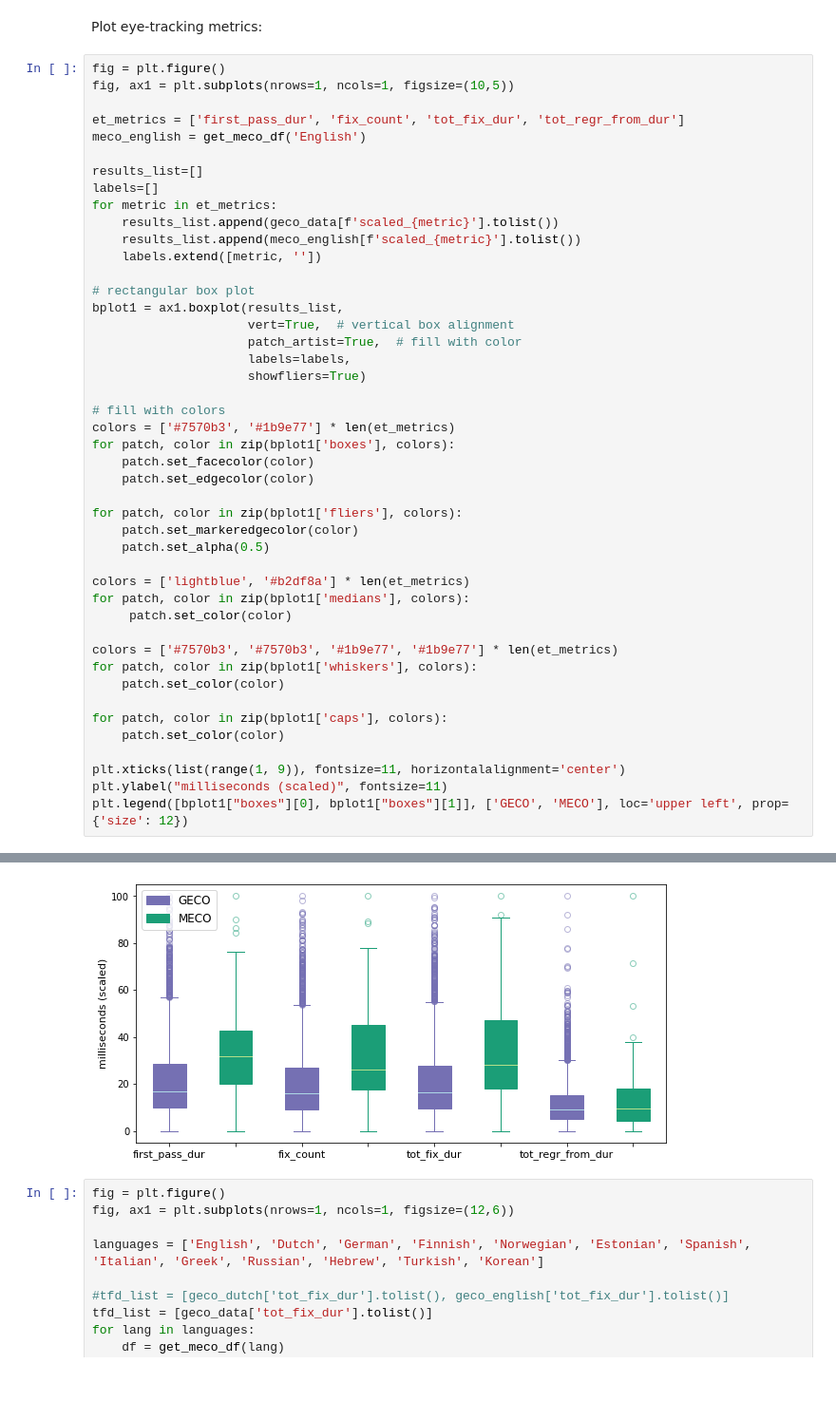
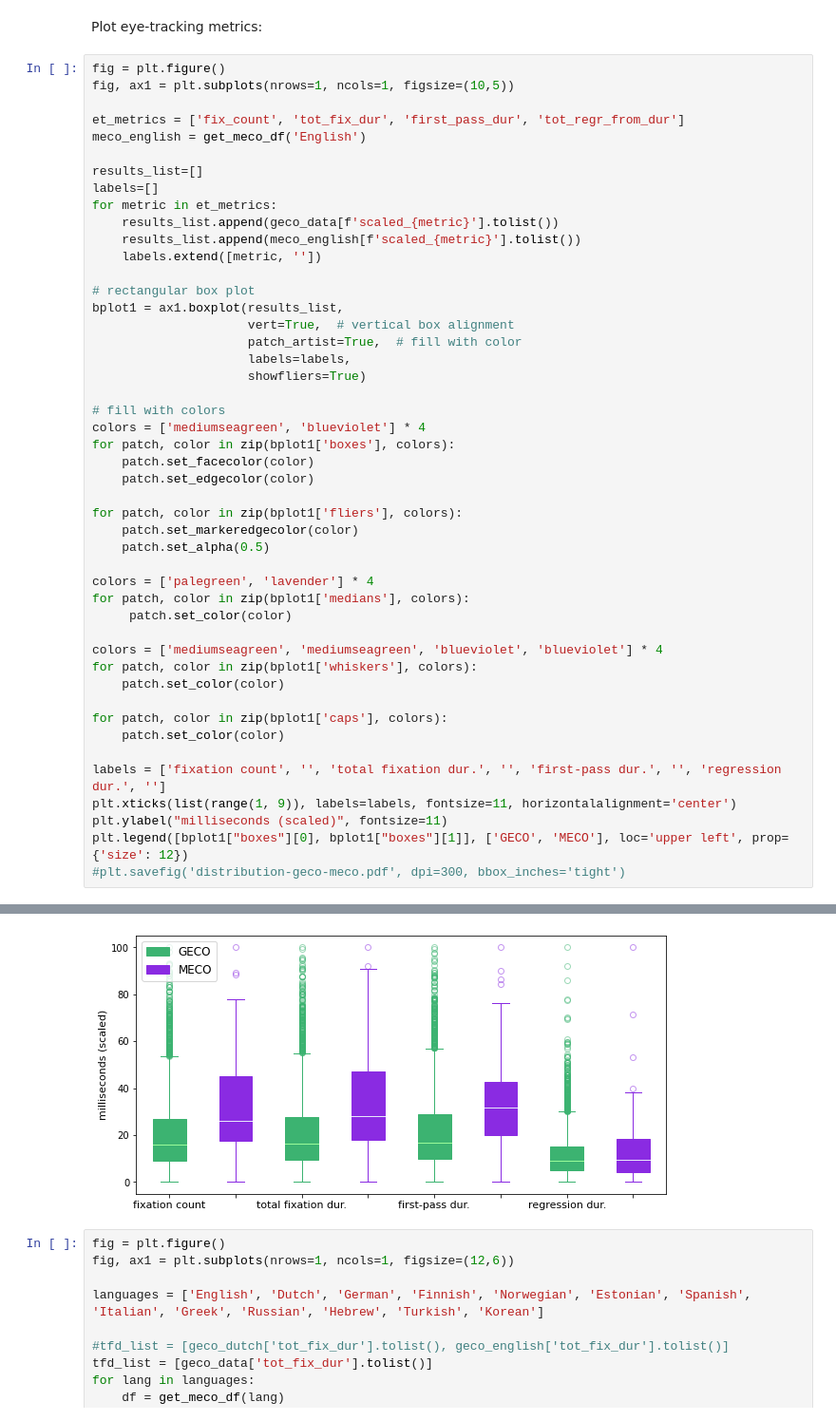
Before and after one commit to CharlottePouw/crosslingual-complexity-transfer, a Jupyter notebook: analysis/data-exploration.ipynb, the cells around one changed output, grey strips where cells are left out. Shown: that part at 95% size. Drawn from its saved outputs; the diff is of its cells as text; blank space fills up the shorter version.

```diff
--- a/analysis/data-exploration.ipynb
+++ b/analysis/data-exploration.ipynb
@@ -172,7 +172,7 @@ Plot eye-tracking metrics:
 fig = plt.figure()
 fig, ax1 = plt.subplots(nrows=1, ncols=1, figsize=(10,5))
 
-et_metrics = ['first_pass_dur', 'fix_count', 'tot_fix_dur', 'tot_regr_from_dur']
+et_metrics = ['fix_count', 'tot_fix_dur', 'first_pass_dur', 'tot_regr_from_dur']
 meco_english = get_meco_df('English')
 
 results_list=[]
@@ -185,38 +185,40 @@ for metric in et_metrics:
 # rectangular box plot
 bplot1 = ax1.boxplot(results_list,
                      vert=True,  # vertical box alignment
                      patch_artist=True,  # fill with color
                      labels=labels,
                      showfliers=True)
 
 # fill with colors
-colors = ['#7570b3', '#1b9e77'] * len(et_metrics)
+colors = ['mediumseagreen', 'blueviolet'] * 4
 for patch, color in zip(bplot1['boxes'], colors):
     patch.set_facecolor(color)
     patch.set_edgecolor(color)
 
 for patch, color in zip(bplot1['fliers'], colors):
     patch.set_markeredgecolor(color)
     patch.set_alpha(0.5)
 
-colors = ['lightblue', '#b2df8a'] * len(et_metrics)
+colors = ['palegreen', 'lavender'] * 4
 for patch, color in zip(bplot1['medians'], colors):
      patch.set_color(color)
 
-colors = ['#7570b3', '#7570b3', '#1b9e77', '#1b9e77'] * len(et_metrics)
+colors = ['mediumseagreen', 'mediumseagreen', 'blueviolet', 'blueviolet'] * 4
 for patch, color in zip(bplot1['whiskers'], colors):
     patch.set_color(color)
 
 for patch, color in zip(bplot1['caps'], colors):
     patch.set_color(color)
 
-plt.xticks(list(range(1, 9)), fontsize=11, horizontalalignment='center')
+labels = ['fixation count', '', 'total fixation dur.', '', 'first-pass dur.', '', 'regression dur.', '']
+plt.xticks(list(range(1, 9)), labels=labels, fontsize=11, horizontalalignment='center')
 plt.ylabel("milliseconds (scaled)", fontsize=11)
 plt.legend([bplot1["boxes"][0], bplot1["boxes"][1]], ['GECO', 'MECO'], loc='upper left', prop={'size': 12})
+#plt.savefig('distribution-geco-meco.pdf', dpi=300, bbox_inches='tight')
 # %% [output]
 <matplotlib.legend.Legend at 0x...>
 <Figure size 432x288 with 0 Axes>
-[figure, old version]
+[figure, new version]
 # %%
 fig = plt.figure()
 fig, ax1 = plt.subplots(nrows=1, ncols=1, figsize=(12,6))
```
Also changed, not shown: parts of 1 cell of this notebook.
